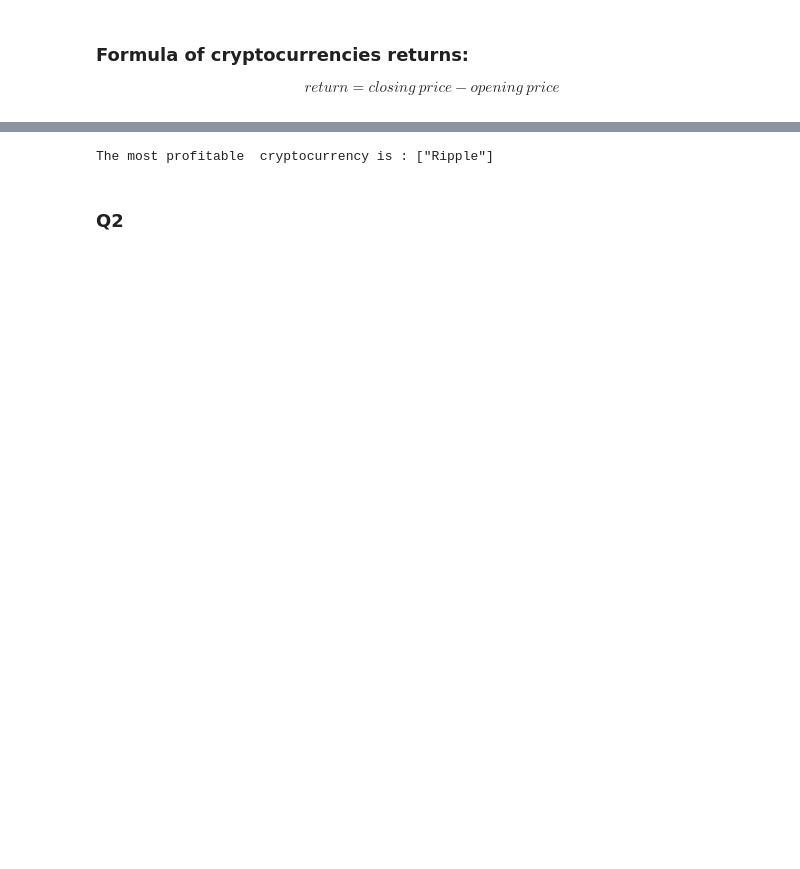
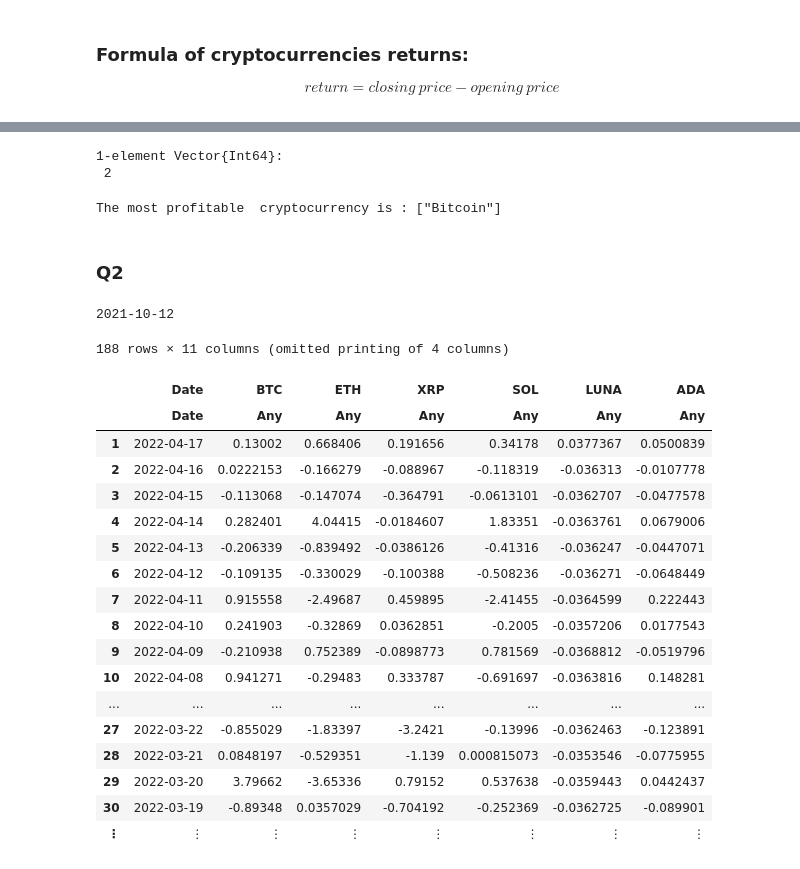
Before and after one commit to narges8k/Data-Science-and-HPC, a Jupyter notebook: Exercises/Project2/Project2.ipynb, the cells around one changed output, grey strips where cells are left out. Saved outputs shown, nothing was run; the diff lists cells and outputs as text; code cells hidden in the pictures; blank space fills up the shorter version.

```diff
--- a/Exercises/Project2/Project2.ipynb
+++ b/Exercises/Project2/Project2.ipynb
@@ -236,9 +217,11 @@ df.DOT_Open = Dot_o
 # %%
 # return
-r_list = [[] for i in 1:10]
+r_list = []
 for i in 2:2:21
+    temp=[]
     for j in 1:366
         r = (df[j,i+1] - df[j,i])/ df[j,i]
-        push!(r_list[floor(Int, i/2)], r)
+        push!(temp, r)
     end
+    push!(r_list, temp)
 end
@@ -269,6 +252,47 @@ end
+# %%
+index_ = findall(x->x == maximum(cu_r_list), cu_r_list) .+1
+# %% [output]
+1-element Vector{Int64}:
+ 2
 # %%
-println("The most profitable  cryptocurrency is : $(names(df)[findall(x->x == maximum(cu_r_list), cu_r_list)])")
+println("The most profitable  cryptocurrency is : $(names(dff)[index_])")
 # %% [output]
-The most profitable  cryptocurrency is : ["Ripple"]
+The most profitable  cryptocurrency is : ["Bitcoin"]
 # %% [markdown]
 ### Q2
+# %%
+df[188, 1]
+# %% [output]
+2021-10-12
+# %%
+r_df = DataFrame("Date" => reverse!(collect(Date(2021,10,12):Day(1):Date(2022,04,17))),
+    "BTC" => first(r_list[1],188),
+    "ETH" => first(r_list[2],188),
+    "XRP" => first(r_list[3],188),
+    "SOL" => first(r_list[4],188),
+    "LUNA"=> first(r_list[5],188),
+    "ADA" => first(r_list[6],188),
+    "AVAX" => first(r_list[7],188),
+    "DOT" => first(r_list[8],188),
+    "DOGE" => first(r_list[9],188),
+    "MATIC" => first(r_list[10],188),)
+# %% [output]
+188 rows × 11 columns (omitted printing of 4 columns)
+|  | Date | BTC | ETH | XRP | SOL | LUNA | ADA |
+|  | Date | Any | Any | Any | Any | Any | Any |
+| 1 | 2022-04-17 | 0.13002 | 0.668406 | 0.191656 | 0.34178 | 0.0377367 | 0.0500839 |
+| 2 | 2022-04-16 | 0.0222153 | -0.166279 | -0.088967 | -0.118319 | -0.036313 | -0.0107778 |
+| 3 | 2022-04-15 | -0.113068 | -0.147074 | -0.364791 | -0.0613101 | -0.0362707 | -0.0477578 |
+| 4 | 2022-04-14 | 0.282401 | 4.04415 | -0.0184607 | 1.83351 | -0.0363761 | 0.0679006 |
+| 5 | 2022-04-13 | -0.206339 | -0.839492 | -0.0386126 | -0.41316 | -0.036247 | -0.0447071 |
+| 6 | 2022-04-12 | -0.109135 | -0.330029 | -0.100388 | -0.508236 | -0.036271 | -0.0648449 |
+| 7 | 2022-04-11 | 0.915558 | -2.49687 | 0.459895 | -2.41455 | -0.0364599 | 0.222443 |
+| 8 | 2022-04-10 | 0.241903 | -0.32869 | 0.0362851 | -0.2005 | -0.0357206 | 0.0177543 |
+| 9 | 2022-04-09 | -0.210938 | 0.752389 | -0.0898773 | 0.781569 | -0.0368812 | -0.0519796 |
+| 10 | 2022-04-08 | 0.941271 | -0.29483 | 0.333787 | -0.691697 | -0.0363816 | 0.148281 |
+| ... | ... | ... | ... | ... | ... | ... | ... |
+| 27 | 2022-03-22 | -0.855029 | -1.83397 | -3.2421 | -0.13996 | -0.0362463 | -0.123891 |
+| 28 | 2022-03-21 | 0.0848197 | -0.529351 | -1.139 | 0.000815073 | -0.0353546 | -0.0775955 |
+| 29 | 2022-03-20 | 3.79662 | -3.65336 | 0.79152 | 0.537638 | -0.0359443 | 0.0442437 |
+| 30 | 2022-03-19 | -0.89348 | 0.0357029 | -0.704192 | -0.252369 | -0.0362725 | -0.089901 |
+| ⋮ | ⋮ | ⋮ | ⋮ | ⋮ | ⋮ | ⋮ | ⋮ |
```
Also changed, not shown: parts of 11 cells of this notebook.
